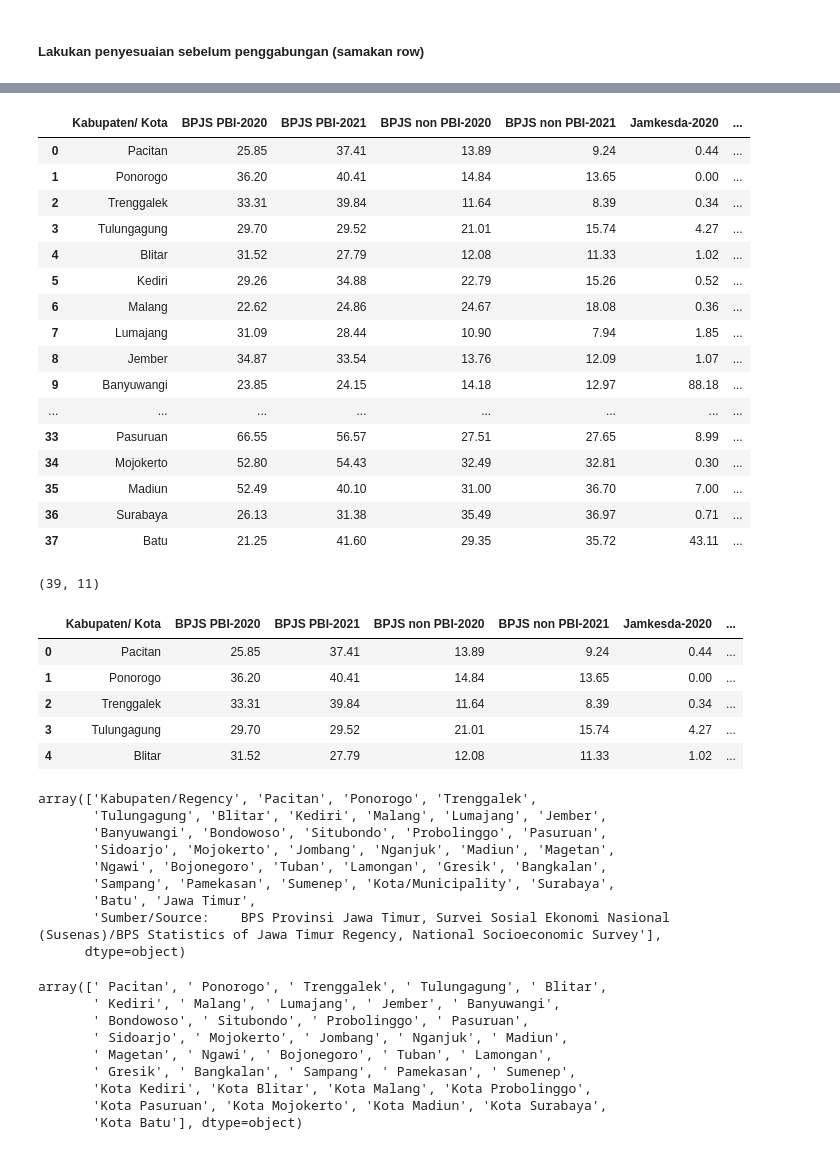
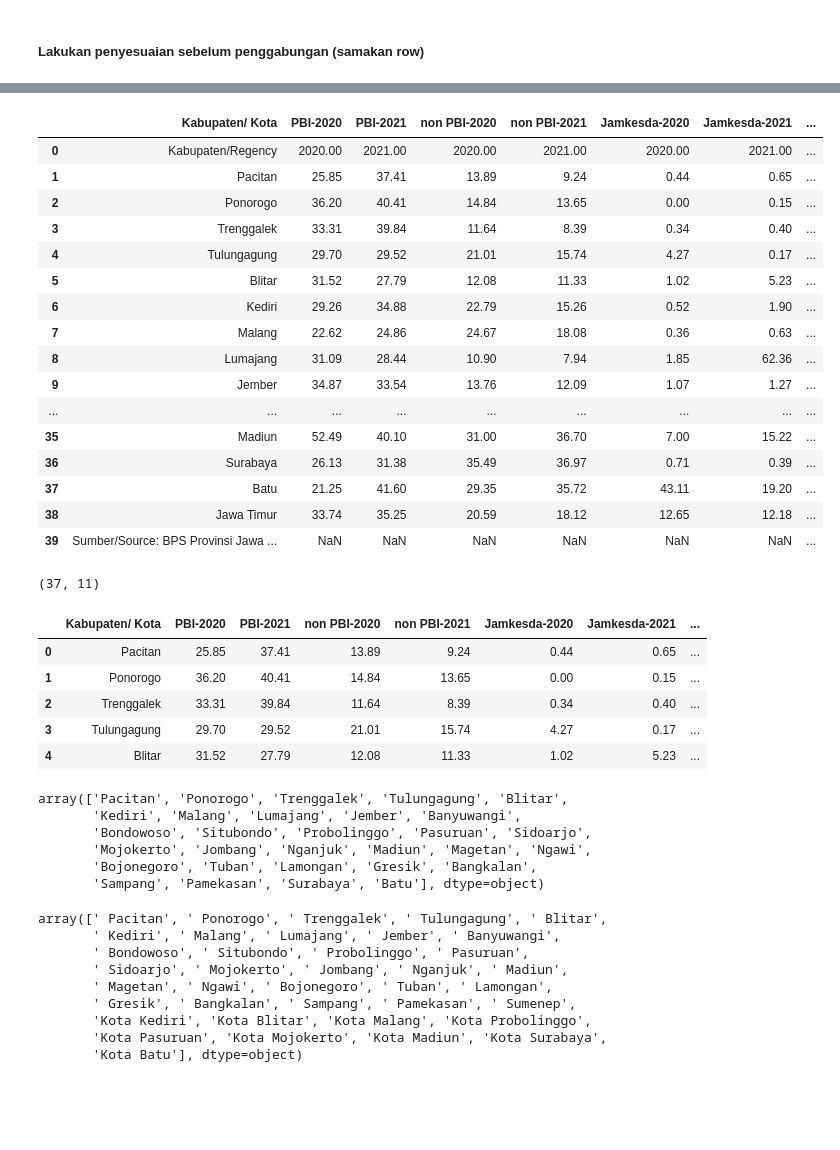
Before and after one commit to whisnumurtyga/coder-data-engineering, a Jupyter notebook: Pertemuan 9 - Outlier & Data Enriching/enriching.ipynb, the cells around one changed output, grey strips where cells are left out. Cells and saved outputs as stored; diff of their text form; code cells hidden in the pictures; blank space fills up the shorter version.

```diff
--- a/Pertemuan 9 - Outlier & Data Enriching/enriching.ipynb
+++ b/Pertemuan 9 - Outlier & Data Enriching/enriching.ipynb
@@ -4,6 +4,12 @@ import numpy as np
 import seaborn as sns
 import matplotlib.pyplot as plt
 import matplotlib.image as mpimg
+# %%
+# Mengatur jumlah maksimum kolom yang akan ditampilkan
+pd.set_option('display.max_columns', None)
+
+# Mengatur lebar kolom agar tidak dipotong
+pd.set_option('display.max_colwidth', None)
 # %% [markdown]
 # **DATA    ENRICHING**
 # %%
@@ -184,55 +203,52 @@ persentase_penduduk_pemilik_jaminan_kesehatan.head(1)
 # %%
 # Rename kolom berdasarkan indeks
-persentase_penduduk_pemilik_jaminan_kesehatan = persentase_penduduk_pemilik_jaminan_kesehatan.set_axis(['Kabupaten/ Kota', 'BPJS PBI-2020', 'BPJS PBI-2021', 'BPJS non PBI-2020', 'BPJS non PBI-2021', 'Jamkesda-2020', 'Jamkesda-2021', 'Asuransi Swasta-2020', 'Asuransi Swasta-2021', 'Perusahaan/Kantor-2020', 'Perusahaan/Kantor-2021'], axis=1)
+persentase_penduduk_pemilik_jaminan_kesehatan = persentase_penduduk_pemilik_jaminan_kesehatan.set_axis(['Kabupaten/ Kota', 'PBI-2020', 'PBI-2021', 'non PBI-2020', 'non PBI-2021', 'Jamkesda-2020', 'Jamkesda-2021', 'Asuransi Swasta-2020', 'Asuransi Swasta-2021', 'Perusahaan/Kantor-2020', 'Perusahaan/Kantor-2021'], axis=1)
 
-# persentase_penduduk_pemilik_jaminan_kesehatan = persentase_penduduk_pemilik_jaminan_kesehatan.drop(29)
+persentase_penduduk_pemilik_jaminan_kesehatan = persentase_penduduk_pemilik_jaminan_kesehatan.drop(29)
 persentase_penduduk_pemilik_jaminan_kesehatan = persentase_penduduk_pemilik_jaminan_kesehatan.reset_index(drop=True)
 persentase_penduduk_pemilik_jaminan_kesehatan.head(50)
 # %% [output]
-|  | Kabupaten/ Kota | BPJS PBI-2020 | BPJS PBI-2021 | BPJS non PBI-2020 | BPJS non PBI-2021 | Jamkesda-2020 | ... |
-| 0 | Pacitan | 25.85 | 37.41 | 13.89 | 9.24 | 0.44 | ... |
-| 1 | Ponorogo | 36.20 | 40.41 | 14.84 | 13.65 | 0.00 | ... |
-| 2 | Trenggalek | 33.31 | 39.84 | 11.64 | 8.39 | 0.34 | ... |
-| 3 | Tulungagung | 29.70 | 29.52 | 21.01 | 15.74 | 4.27 | ... |
-| 4 | Blitar | 31.52 | 27.79 | 12.08 | 11.33 | 1.02 | ... |
-| 5 | Kediri | 29.26 | 34.88 | 22.79 | 15.26 | 0.52 | ... |
-| 6 | Malang | 22.62 | 24.86 | 24.67 | 18.08 | 0.36 | ... |
-| 7 | Lumajang | 31.09 | 28.44 | 10.90 | 7.94 | 1.85 | ... |
-| 8 | Jember | 34.87 | 33.54 | 13.76 | 12.09 | 1.07 | ... |
-| 9 | Banyuwangi | 23.85 | 24.15 | 14.18 | 12.97 | 88.18 | ... |
-| ... | ... | ... | ... | ... | ... | ... | ... |
-| 33 | Pasuruan | 66.55 | 56.57 | 27.51 | 27.65 | 8.99 | ... |
-| 34 | Mojokerto | 52.80 | 54.43 | 32.49 | 32.81 | 0.30 | ... |
-| 35 | Madiun | 52.49 | 40.10 | 31.00 | 36.70 | 7.00 | ... |
-| 36 | Surabaya | 26.13 | 31.38 | 35.49 | 36.97 | 0.71 | ... |
-| 37 | Batu | 21.25 | 41.60 | 29.35 | 35.72 | 43.11 | ... |
+|  | Kabupaten/ Kota | PBI-2020 | PBI-2021 | non PBI-2020 | non PBI-2021 | Jamkesda-2020 | Jamkesda-2021 | ... |
+| 0 | Kabupaten/Regency | 2020.00 | 2021.00 | 2020.00 | 2021.00 | 2020.00 | 2021.00 | ... |
+| 1 | Pacitan | 25.85 | 37.41 | 13.89 | 9.24 | 0.44 | 0.65 | ... |
+| 2 | Ponorogo | 36.20 | 40.41 | 14.84 | 13.65 | 0.00 | 0.15 | ... |
+| 3 | Trenggalek | 33.31 | 39.84 | 11.64 | 8.39 | 0.34 | 0.40 | ... |
+| 4 | Tulungagung | 29.70 | 29.52 | 21.01 | 15.74 | 4.27 | 0.17 | ... |
+| 5 | Blitar | 31.52 | 27.79 | 12.08 | 11.33 | 1.02 | 5.23 | ... |
+| 6 | Kediri | 29.26 | 34.88 | 22.79 | 15.26 | 0.52 | 1.90 | ... |
+| 7 | Malang | 22.62 | 24.86 | 24.67 | 18.08 | 0.36 | 0.63 | ... |
+| 8 | Lumajang | 31.09 | 28.44 | 10.90 | 7.94 | 1.85 | 62.36 | ... |
+| 9 | Jember | 34.87 | 33.54 | 13.76 | 12.09 | 1.07 | 1.27 | ... |
+| ... | ... | ... | ... | ... | ... | ... | ... | ... |
+| 35 | Madiun | 52.49 | 40.10 | 31.00 | 36.70 | 7.00 | 15.22 | ... |
+| 36 | Surabaya | 26.13 | 31.38 | 35.49 | 36.97 | 0.71 | 0.39 | ... |
+| 37 | Batu | 21.25 | 41.60 | 29.35 | 35.72 | 43.11 | 19.20 | ... |
+| 38 | Jawa Timur | 33.74 | 35.25 | 20.59 | 18.12 | 12.65 | 12.18 | ... |
+| 39 | Sumber/Source: BPS Provinsi Jawa ... | NaN | NaN | NaN | NaN | NaN | NaN | ... |
 # %%
-# Menghapus baris index 40 dan 41
-# persentase_penduduk_pemilik_jaminan_kesehatan = persentase_penduduk_pemilik_jaminan_kesehatan.drop([0, 40, 41]).reset_index(drop=True)
+# Menghapus baris index 38 39
+# persentase_penduduk_pemilik_jaminan_kesehatan = persentase_penduduk_pemilik_jaminan_kesehatan.drop([0, 38, 39]).reset_index(drop=True)
 
 # Check
 print(persentase_penduduk_pemilik_jaminan_kesehatan.shape)
 persentase_penduduk_pemilik_jaminan_kesehatan.head(5)
 # %% [output]
-(39, 11)
+(37, 11)
-|  | Kabupaten/ Kota | BPJS PBI-2020 | BPJS PBI-2021 | BPJS non PBI-2020 | BPJS non PBI-2021 | Jamkesda-2020 | ... |
-| 0 | Pacitan | 25.85 | 37.41 | 13.89 | 9.24 | 0.44 | ... |
-| 1 | Ponorogo | 36.20 | 40.41 | 14.84 | 13.65 | 0.00 | ... |
-| 2 | Trenggalek | 33.31 | 39.84 | 11.64 | 8.39 | 0.34 | ... |
-| 3 | Tulungagung | 29.70 | 29.52 | 21.01 | 15.74 | 4.27 | ... |
-| 4 | Blitar | 31.52 | 27.79 | 12.08 | 11.33 | 1.02 | ... |
+|  | Kabupaten/ Kota | PBI-2020 | PBI-2021 | non PBI-2020 | non PBI-2021 | Jamkesda-2020 | Jamkesda-2021 | ... |
+| 0 | Pacitan | 25.85 | 37.41 | 13.89 | 9.24 | 0.44 | 0.65 | ... |
+| 1 | Ponorogo | 36.20 | 40.41 | 14.84 | 13.65 | 0.00 | 0.15 | ... |
+| 2 | Trenggalek | 33.31 | 39.84 | 11.64 | 8.39 | 0.34 | 0.40 | ... |
+| 3 | Tulungagung | 29.70 | 29.52 | 21.01 | 15.74 | 4.27 | 0.17 | ... |
+| 4 | Blitar | 31.52 | 27.79 | 12.08 | 11.33 | 1.02 | 5.23 | ... |
 # %%
 persentase_penduduk_pemilik_jaminan_kesehatan['Kabupaten/ Kota'].unique()
 # %% [output]
-array(['Kabupaten/Regency', 'Pacitan', 'Ponorogo', 'Trenggalek',
-       'Tulungagung', 'Blitar', 'Kediri', 'Malang', 'Lumajang', 'Jember',
-       'Banyuwangi', 'Bondowoso', 'Situbondo', 'Probolinggo', 'Pasuruan',
-       'Sidoarjo', 'Mojokerto', 'Jombang', 'Nganjuk', 'Madiun', 'Magetan',
-       'Ngawi', 'Bojonegoro', 'Tuban', 'Lamongan', 'Gresik', 'Bangkalan',
-       'Sampang', 'Pamekasan', 'Sumenep', 'Kota/Municipality', 'Surabaya',
-       'Batu', 'Jawa Timur',
-       'Sumber/Source:    BPS Provinsi Jawa Timur, Survei Sosial Ekonomi Nasional (Susenas)/BPS Statistics of Jawa Timur Regency, National Socioeconomic Survey'],
-      dtype=object)
+array(['Pacitan', 'Ponorogo', 'Trenggalek', 'Tulungagung', 'Blitar',
+       'Kediri', 'Malang', 'Lumajang', 'Jember', 'Banyuwangi',
+       'Bondowoso', 'Situbondo', 'Probolinggo', 'Pasuruan', 'Sidoarjo',
+       'Mojokerto', 'Jombang', 'Nganjuk', 'Madiun', 'Magetan', 'Ngawi',
+       'Bojonegoro', 'Tuban', 'Lamongan', 'Gresik', 'Bangkalan',
+       'Sampang', 'Pamekasan', 'Surabaya', 'Batu'], dtype=object)
 # %%
 persentase_orang_sakit['Kabupaten/ Kota'].unique()
 # %% [output]
```
Also changed, not shown: parts of 8 cells of this notebook.
